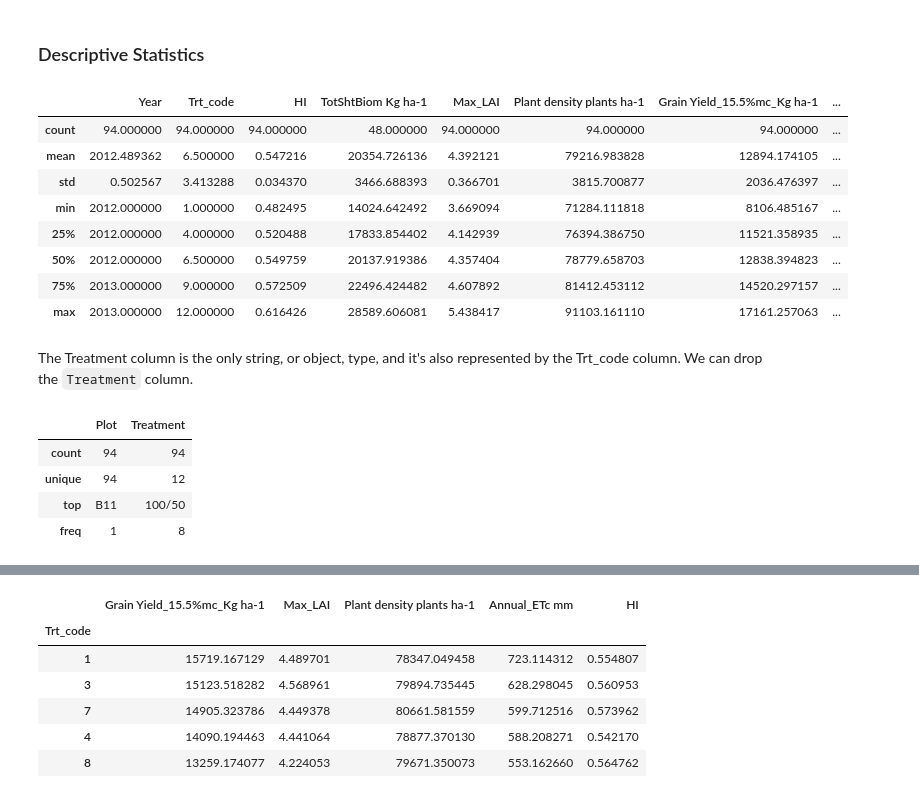
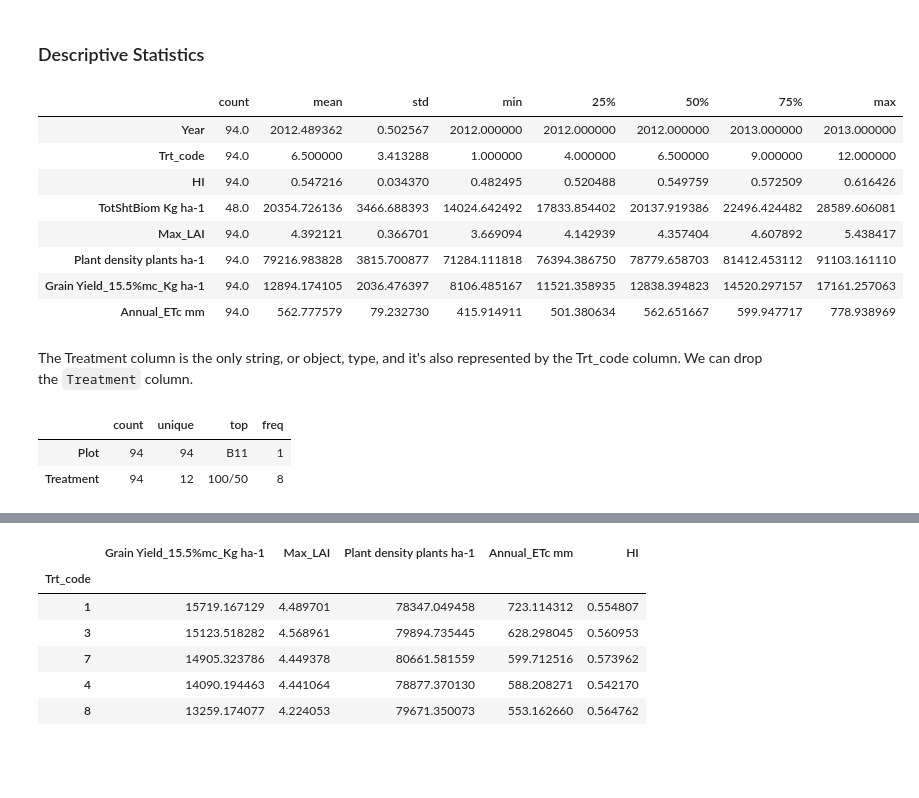
Before and after one commit to porktot/DSCI_592_harvest, a Jupyter notebook: predicting_crop_yield_EDA.ipynb, the cells around one changed output, grey strips where cells are left out. Cells and saved outputs as stored; diff of their text form; code cells hidden in the pictures; blank space fills up the shorter version.

```diff
--- a/predicting_crop_yield_EDA.ipynb
+++ b/predicting_crop_yield_EDA.ipynb
@@ -280,27 +304,25 @@ dtype: int64
 # %% [markdown]
 ### Descriptive Statistics
 # %%
-annual_data.describe()
+annual_data.describe().T
 # %% [output]
-|  | Year | Trt_code | HI | TotShtBiom Kg ha-1 | Max_LAI | Plant density plants ha-1 | Grain Yield_15.5%mc_Kg ha-1 | ... |
-| count | 94.000000 | 94.000000 | 94.000000 | 48.000000 | 94.000000 | 94.000000 | 94.000000 | ... |
-| mean | 2012.489362 | 6.500000 | 0.547216 | 20354.726136 | 4.392121 | 79216.983828 | 12894.174105 | ... |
-| std | 0.502567 | 3.413288 | 0.034370 | 3466.688393 | 0.366701 | 3815.700877 | 2036.476397 | ... |
-| min | 2012.000000 | 1.000000 | 0.482495 | 14024.642492 | 3.669094 | 71284.111818 | 8106.485167 | ... |
-| 25% | 2012.000000 | 4.000000 | 0.520488 | 17833.854402 | 4.142939 | 76394.386750 | 11521.358935 | ... |
-| 50% | 2012.000000 | 6.500000 | 0.549759 | 20137.919386 | 4.357404 | 78779.658703 | 12838.394823 | ... |
-| 75% | 2013.000000 | 9.000000 | 0.572509 | 22496.424482 | 4.607892 | 81412.453112 | 14520.297157 | ... |
-| max | 2013.000000 | 12.000000 | 0.616426 | 28589.606081 | 5.438417 | 91103.161110 | 17161.257063 | ... |
+|  | count | mean | std | min | 25% | 50% | 75% | max |
+| Year | 94.0 | 2012.489362 | 0.502567 | 2012.000000 | 2012.000000 | 2012.000000 | 2013.000000 | 2013.000000 |
+| Trt_code | 94.0 | 6.500000 | 3.413288 | 1.000000 | 4.000000 | 6.500000 | 9.000000 | 12.000000 |
+| HI | 94.0 | 0.547216 | 0.034370 | 0.482495 | 0.520488 | 0.549759 | 0.572509 | 0.616426 |
+| TotShtBiom Kg ha-1 | 48.0 | 20354.726136 | 3466.688393 | 14024.642492 | 17833.854402 | 20137.919386 | 22496.424482 | 28589.606081 |
+| Max_LAI | 94.0 | 4.392121 | 0.366701 | 3.669094 | 4.142939 | 4.357404 | 4.607892 | 5.438417 |
+| Plant density plants ha-1 | 94.0 | 79216.983828 | 3815.700877 | 71284.111818 | 76394.386750 | 78779.658703 | 81412.453112 | 91103.161110 |
+| Grain Yield_15.5%mc_Kg ha-1 | 94.0 | 12894.174105 | 2036.476397 | 8106.485167 | 11521.358935 | 12838.394823 | 14520.297157 | 17161.257063 |
+| Annual_ETc mm | 94.0 | 562.777579 | 79.232730 | 415.914911 | 501.380634 | 562.651667 | 599.947717 | 778.938969 |
 # %% [markdown]
 The Treatment column is the only string, or object, type, and it's also represented by the Trt_code column. We can drop the `Treatment` column.
 # %%
-annual_data.describe(include=['object'])
+annual_data.describe(include=['object']).T
 # %% [output]
-|  | Plot | Treatment |
-| count | 94 | 94 |
-| unique | 94 | 12 |
-| top | B11 | 100/50 |
-| freq | 1 | 8 |
+|  | count | unique | top | freq |
+| Plot | 94 | 94 | B11 | 1 |
+| Treatment | 94 | 12 | 100/50 | 8 |
 # %%
 # checking number of water treatments --  was equal before we dropped the two null grain yield records (affects treatment 1 and 12)
 annual_data["Trt_code"].value_counts()
```
Also changed, not shown: parts of 14 cells of this notebook.
